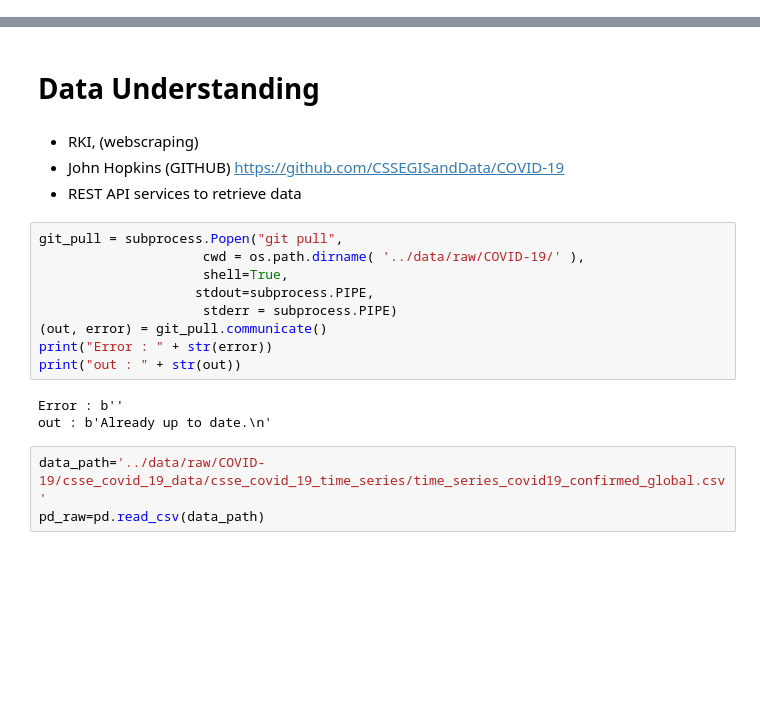
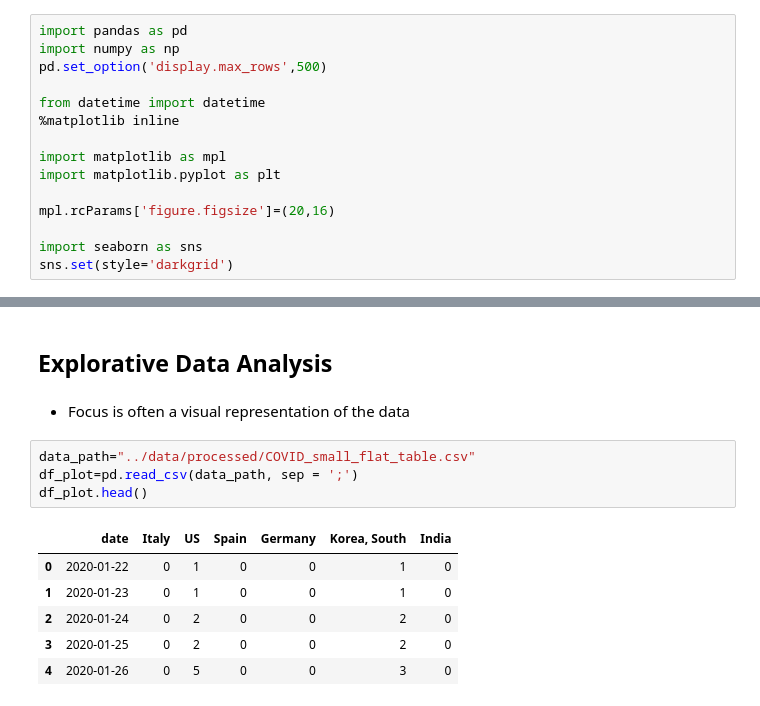
Before and after one commit to SUDHARSANM29/Enterprise_Data_Science_2020_Sudharsan_Mukundan_415774, a Jupyter notebook: notebooks/Data_Understanding_EDA.ipynb, the cells around one changed output, grey strips where cells are left out. Drawn from its saved outputs; the diff is of its cells as text; blank space fills up the shorter version.

Commit message:
Modified Data_Understanding_EDA with call_back

```diff
--- a/notebooks/Data_Understanding_EDA.ipynb
+++ b/notebooks/Data_Understanding_EDA.ipynb
@@ -10,23 +1,32 @@ pd.set_option('display.max_rows',500)
+# %%
+import pandas as pd
+import numpy as np
+pd.set_option('display.max_rows',500)
+
+from datetime import datetime
+%matplotlib inline
+
+import matplotlib as mpl
+import matplotlib.pyplot as plt
+
+mpl.rcParams['figure.figsize']=(20,16)
+
+import seaborn as sns
+sns.set(style='darkgrid')
 # %% [markdown]
 ![CRISP_DM](../reports/figures/CRISP_DM.png)
 # %% [markdown]
-# Data Understanding
+## Explorative Data Analysis
-# %% [markdown]
-* RKI, (webscraping)
-* John Hopkins (GITHUB) https://github.com/CSSEGISandData/COVID-19
-* REST API services to retrieve data
-# %%
-git_pull = subprocess.Popen("git pull",
-                     cwd = os.path.dirname( '../data/raw/COVID-19/' ),
-                     shell=True,
-                    stdout=subprocess.PIPE,
-                     stderr = subprocess.PIPE)
-(out, error) = git_pull.communicate()
-print("Error : " + str(error))
-print("out : " + str(out))
-# %% [output]
-Error : b''
-out : b'Already up to date.\n'
+# %% [markdown]
+- Focus is often a visual representation of the data
 # %%
-data_path='../data/raw/COVID-19/csse_covid_19_data/csse_covid_19_time_series/time_series_covid19_confirmed_global.csv'
-pd_raw=pd.read_csv(data_path)
+data_path="../data/processed/COVID_small_flat_table.csv"
+df_plot=pd.read_csv(data_path, sep = ';')
+df_plot.head()
+# %% [output]
+|  | date | Italy | US | Spain | Germany | Korea, South | India |
+| 0 | 2020-01-22 | 0 | 1 | 0 | 0 | 1 | 0 |
+| 1 | 2020-01-23 | 0 | 1 | 0 | 0 | 1 | 0 |
+| 2 | 2020-01-24 | 0 | 2 | 0 | 0 | 2 | 0 |
+| 3 | 2020-01-25 | 0 | 2 | 0 | 0 | 2 | 0 |
+| 4 | 2020-01-26 | 0 | 5 | 0 | 0 | 3 | 0 |
```
Also changed, not shown: parts of 12 cells of this notebook.
